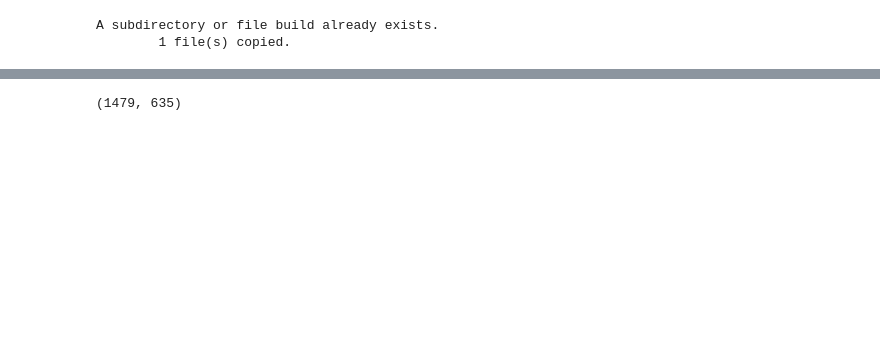
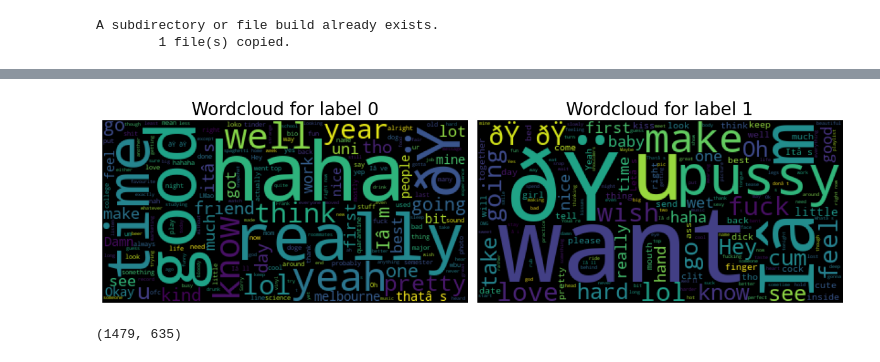
Before and after one commit to rvcgeeks/TextClassifierLib, a Jupyter notebook: examples/huggingface_ieuniversity_flirty_or_not/training.ipynb, the cells around one changed output, grey strips where cells are left out. Drawn from its saved outputs; the diff is of its cells as text; code cells hidden in the pictures; blank space fills up the shorter version.

Commit message:
Added Fake News Detection Example and added WordCloud Visualization for EDA

```diff
--- a/examples/huggingface_ieuniversity_flirty_or_not/training.ipynb
+++ b/examples/huggingface_ieuniversity_flirty_or_not/training.ipynb
@@ -51,4 +53,25 @@ df
 2114 rows × 2 columns
+# %%
+text_0 = ' '.join(df.loc[df.label == 0]['texts'])
+text_1 = ' '.join(df.loc[df.label == 1]['texts'])
+
+wordcloud_0 = WordCloud().generate(text_0)
+wordcloud_1 = WordCloud().generate(text_1)
+
+fig, (ax1,ax2) = plt.subplots(ncols=2,figsize=(12,6))
+
+ax1.imshow(wordcloud_0)
+ax1.axis("off")
+ax1.set_title("Wordcloud for label 0",fontsize=20)
+
+ax2.imshow(wordcloud_1)
+ax2.axis("off")
+ax2.set_title("Wordcloud for label 1",fontsize=20)
+
+plt.tight_layout()
+plt.show()
+# %% [output]
+[figure, added]
 # %%
 X_train, X_test, y_train, y_test = train_test_split(df['texts'], df['label'], stratify=df['label'],
                                                     test_size=TEST_SIZE, random_state=42)
```
Also changed, not shown: parts of 12 cells of this notebook, 11 other files.
